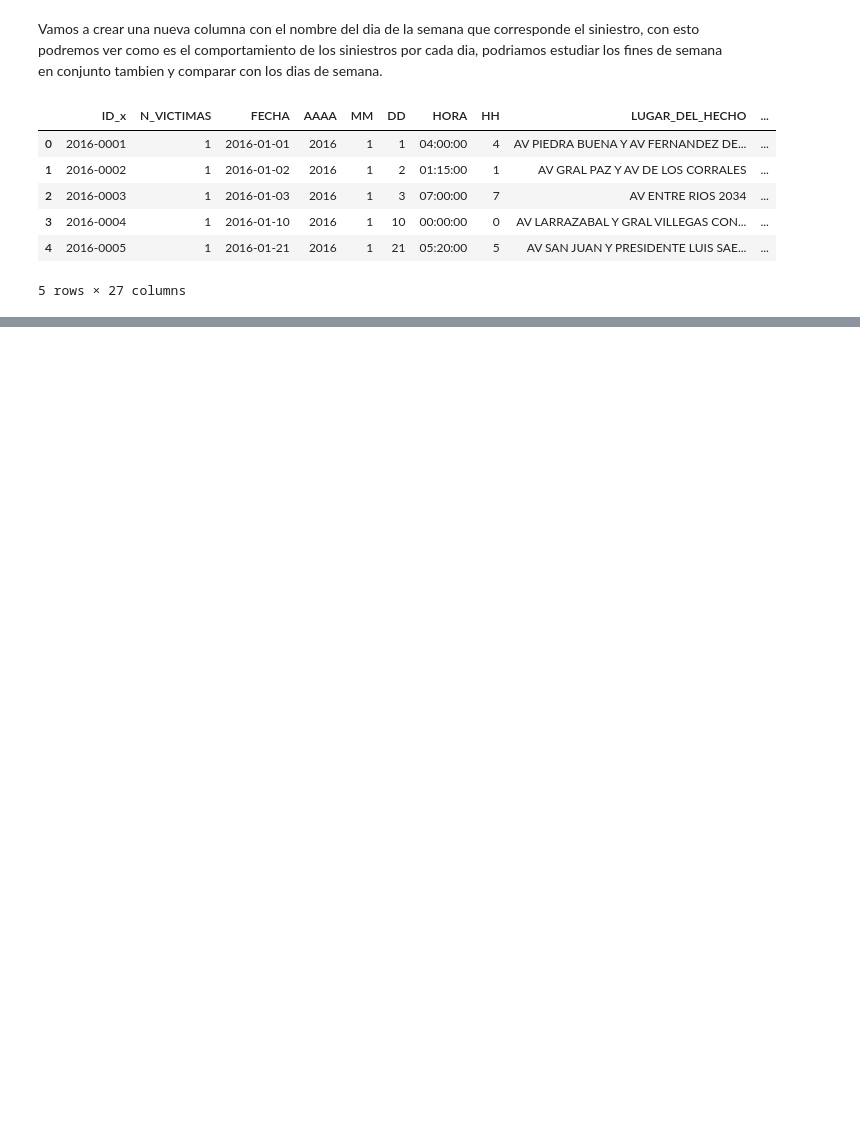
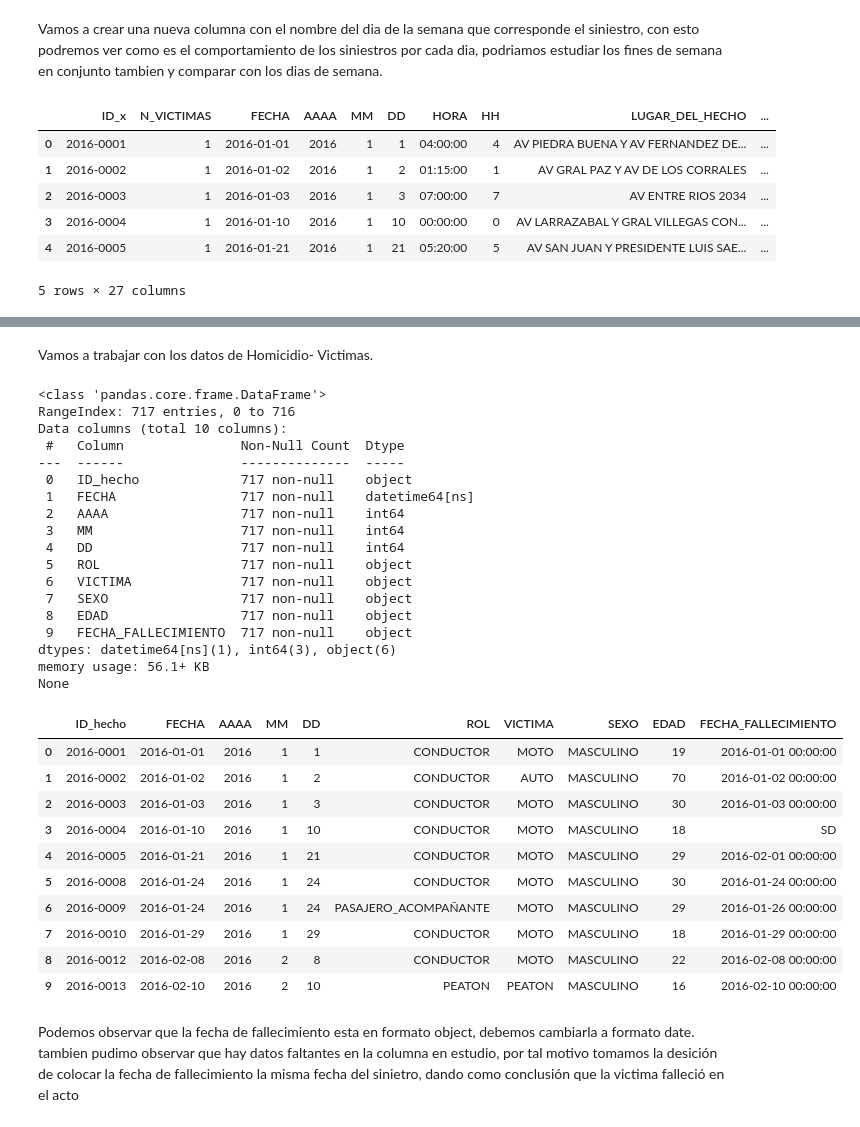
Before and after one commit to ampuedaf/Project2_DataAnalytics_Siniestros, a Jupyter notebook: ETL.ipynb, the cells around one changed output, grey strips where cells are left out. Drawn from its saved outputs; the diff is of its cells as text; code cells hidden in the pictures; blank space fills up the shorter version.

```diff
--- a/ETL.ipynb
+++ b/ETL.ipynb
@@ -258,3 +271,41 @@ homicidios_hecho.head()
 dfSummary(homicidios_hecho)
 # %% [output]
 [interactive output not drawn]
+# %% [markdown]
+Vamos a trabajar con los datos de Homicidio- Victimas.
+# %%
+
+print(homicidios_victima.info())
+homicidios_victima.head(10)
+# %% [output]
+<class 'pandas.core.frame.DataFrame'>
+RangeIndex: 717 entries, 0 to 716
+Data columns (total 10 columns):
+ #   Column               Non-Null Count  Dtype
+---  ------               --------------  -----
+ 0   ID_hecho             717 non-null    object
+ 1   FECHA                717 non-null    datetime64[ns]
+ 2   AAAA                 717 non-null    int64
+ 3   MM                   717 non-null    int64
+ 4   DD                   717 non-null    int64
+ 5   ROL                  717 non-null    object
+ 6   VICTIMA              717 non-null    object
+ 7   SEXO                 717 non-null    object
+ 8   EDAD                 717 non-null    object
+ 9   FECHA_FALLECIMIENTO  717 non-null    object
+dtypes: datetime64[ns](1), int64(3), object(6)
+memory usage: 56.1+ KB
+None
+|  | ID_hecho | FECHA | AAAA | MM | DD | ROL | VICTIMA | SEXO | EDAD | FECHA_FALLECIMIENTO |
+| 0 | 2016-0001 | 2016-01-01 | 2016 | 1 | 1 | CONDUCTOR | MOTO | MASCULINO | 19 | 2016-01-01 00:00:00 |
+| 1 | 2016-0002 | 2016-01-02 | 2016 | 1 | 2 | CONDUCTOR | AUTO | MASCULINO | 70 | 2016-01-02 00:00:00 |
+| 2 | 2016-0003 | 2016-01-03 | 2016 | 1 | 3 | CONDUCTOR | MOTO | MASCULINO | 30 | 2016-01-03 00:00:00 |
+| 3 | 2016-0004 | 2016-01-10 | 2016 | 1 | 10 | CONDUCTOR | MOTO | MASCULINO | 18 | SD |
+| 4 | 2016-0005 | 2016-01-21 | 2016 | 1 | 21 | CONDUCTOR | MOTO | MASCULINO | 29 | 2016-02-01 00:00:00 |
+| 5 | 2016-0008 | 2016-01-24 | 2016 | 1 | 24 | CONDUCTOR | MOTO | MASCULINO | 30 | 2016-01-24 00:00:00 |
+| 6 | 2016-0009 | 2016-01-24 | 2016 | 1 | 24 | PASAJERO_ACOMPAÑANTE | MOTO | MASCULINO | 29 | 2016-01-26 00:00:00 |
+| 7 | 2016-0010 | 2016-01-29 | 2016 | 1 | 29 | CONDUCTOR | MOTO | MASCULINO | 18 | 2016-01-29 00:00:00 |
+| 8 | 2016-0012 | 2016-02-08 | 2016 | 2 | 8 | CONDUCTOR | MOTO | MASCULINO | 22 | 2016-02-08 00:00:00 |
+| 9 | 2016-0013 | 2016-02-10 | 2016 | 2 | 10 | PEATON | PEATON | MASCULINO | 16 | 2016-02-10 00:00:00 |
+# %% [markdown]
+Podemos observar que la fecha de fallecimiento  esta en formato object, debemos cambiarla a formato date.  tambien pudimo observar que hay datos faltantes en la columna en estudio, por tal motivo tomamos la desición de colocar la fecha de fallecimiento la misma fecha del sinietro, dando como conclusión que la victima falleció en el acto
```
Also changed, not shown: parts of 76 cells of this notebook, 19 other files.
